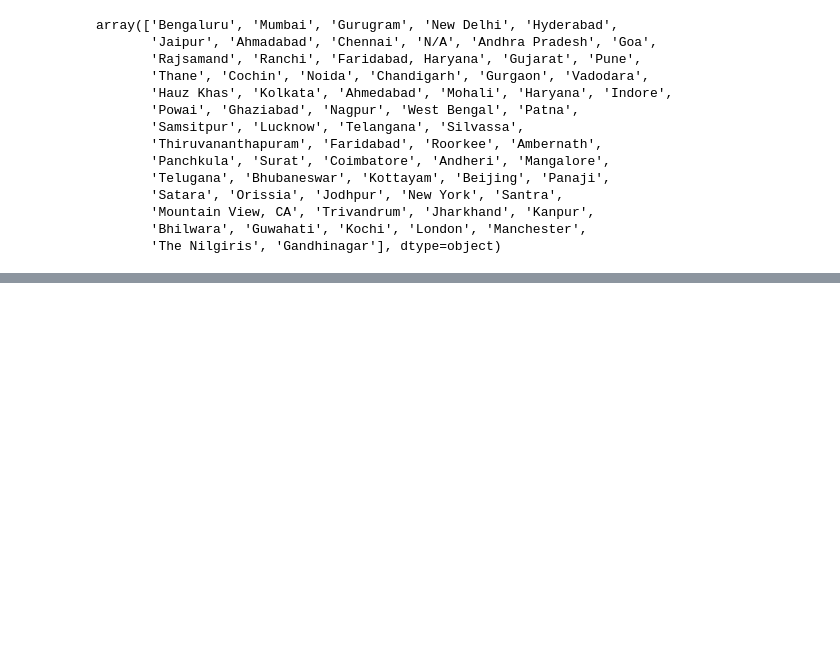
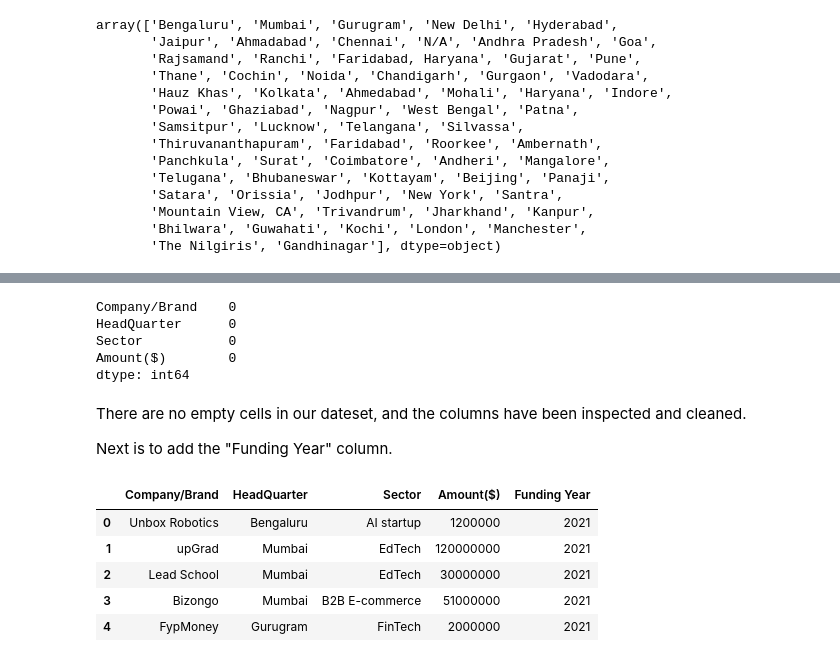
Before and after one commit to iameberedavid/Indian-Start-Up-Funding-Analysis, a Jupyter notebook: Indian Start-up Project Jupyter Notebook.ipynb, the cells around one changed output, grey strips where cells are left out. Cells and saved outputs as stored; diff of their text form; code cells hidden in the pictures; blank space fills up the shorter version.

Commit message:
All the datasets have been cleaned

```diff
--- a/Indian Start-up Project Jupyter Notebook.ipynb
+++ b/Indian Start-up Project Jupyter Notebook.ipynb
@@ -1729,0 +1882,5 @@ array(['AI startup', 'EdTech', 'B2B E-commerce', 'FinTech',
+# %%
+# Filling in the correct values in the row with 'ITO Angel Network LetsVenture' in the "Amount($)" column of df4
+
+df4.loc[df4["Company/Brand"] == "BHyve", "Amount($)"] = 300000
+df4.loc[df4["Company/Brand"] == "BHyve"]
@@ -1729,0 +1904,5 @@ array(['AI startup', 'EdTech', 'B2B E-commerce', 'FinTech',
+# %%
+# Filling in the correct values in the row with 'JITO Angel Network LetsVenture' in the "Amount($)" column of df4
+
+df4.loc[df4["Company/Brand"] == "Saarthi Pedagogy", "Amount($)"] = 1000000
+df4.loc[df4["Company/Brand"] == "Saarthi Pedagogy"]
@@ -1729,0 +1920,10 @@ array(['AI startup', 'EdTech', 'B2B E-commerce', 'FinTech',
+# %%
+# Filling in the correct values in the rows with 'Seed' in the "Amount($)" column of df4
+
+df4.loc[df4["Company/Brand"] == "MoEVing", "Amount($)"] = 5000000
+df4.loc[df4["Company/Brand"] == "Godamwale", "Amount($)"] = 1000000
+# %%
+# Converting the datatype of the Amount($) column to integer
+
+df4["Amount($)"] = df4["Amount($)"].astype("int64")
+df4["Amount($)"].unique()
@@ -1729,0 +1959,26 @@ array(['AI startup', 'EdTech', 'B2B E-commerce', 'FinTech',
+# %%
+# Confirming that there are no empty cells
+
+df4.isna().sum()
+# %% [output]
+Company/Brand    0
+HeadQuarter      0
+Sector           0
+Amount($)        0
+dtype: int64
+# %% [markdown]
+There are no empty cells in our dateset, and the columns have been inspected and cleaned.
+
+Next is to add the "Funding Year" column.
+# %%
+# Creating a new column named "Funding Year" and filling it with 2021
+
+df4["Funding Year"] = 2021
+df4.head()
+# %% [output]
+|  | Company/Brand | HeadQuarter | Sector | Amount($) | Funding Year |
+| 0 | Unbox Robotics | Bengaluru | AI startup | 1200000 | 2021 |
+| 1 | upGrad | Mumbai | EdTech | 120000000 | 2021 |
+| 2 | Lead School | Mumbai | EdTech | 30000000 | 2021 |
+| 3 | Bizongo | Mumbai | B2B E-commerce | 51000000 | 2021 |
+| 4 | FypMoney | Gurugram | FinTech | 2000000 | 2021 |
```
Also changed, not shown: parts of 29 cells of this notebook.
